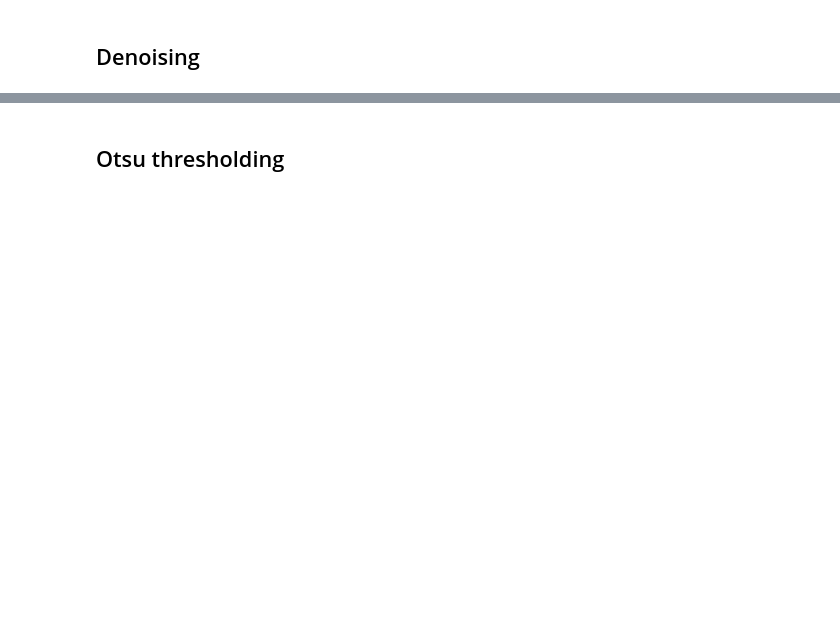
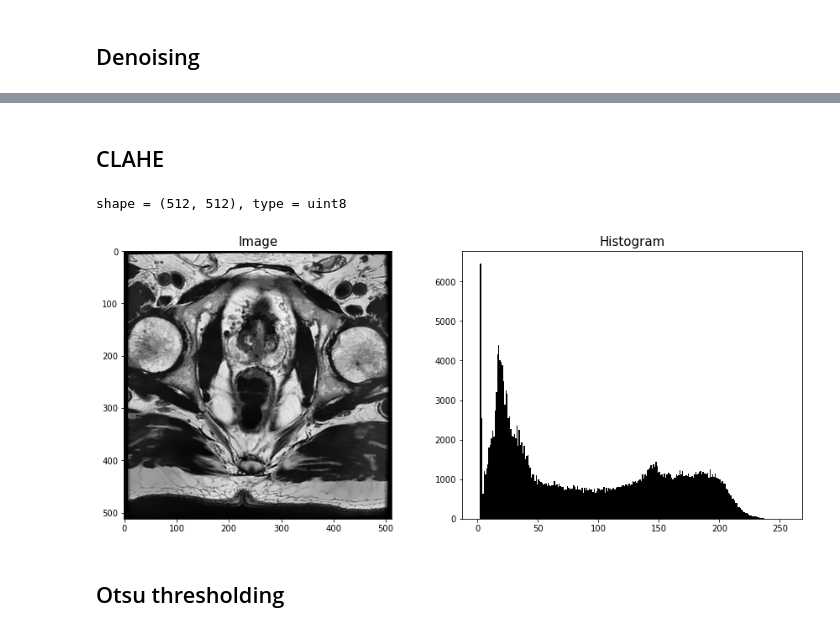
Before and after one commit to giuseppefilitto/img-segm, a Jupyter notebook: notebooks/ImageProcessing.ipynb, the cells around one changed output, grey strips where cells are left out. Cells and saved outputs as stored; diff of their text form; code cells hidden in the pictures; blank space fills up the shorter version.

```diff
--- a/notebooks/ImageProcessing.ipynb
+++ b/notebooks/ImageProcessing.ipynb
@@ -51,3 +54,21 @@ compare_denoised_histo(img, alpha, figsize=(12, 12))
+# %% [markdown]
+## CLAHE
+# %%
+import cv2
+
+img = denoise_nlm(img, alpha)
+# create a CLAHE object (Arguments are optional).
+clahe1 = cv2.createCLAHE(clipLimit=2.0, tileGridSize=(8,8))
+cl1 = clahe1.apply(img)
+#cv2.imwrite('clahe_2.jpg',cl1)
+
+print(f'shape = {cl1.shape},',f'type = {cl1.dtype}')
+# %% [output]
+shape = (512, 512), type = uint8
+# %%
+show_image_histogram(cl1)
+# %% [output]
+[figure, added]
 # %% [markdown]
 ## Otsu thresholding
 # %%
```
Also changed, not shown: parts of 8 cells of this notebook, 2 other files.
